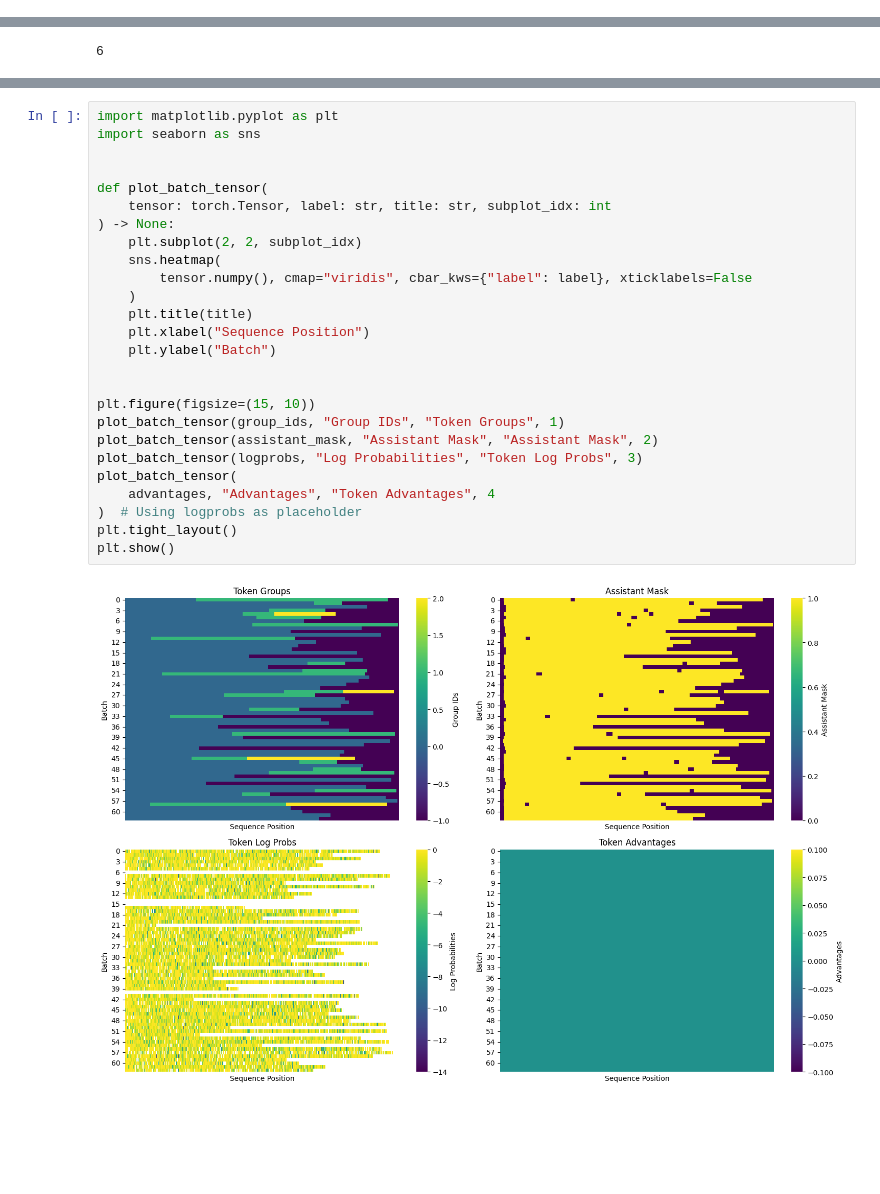
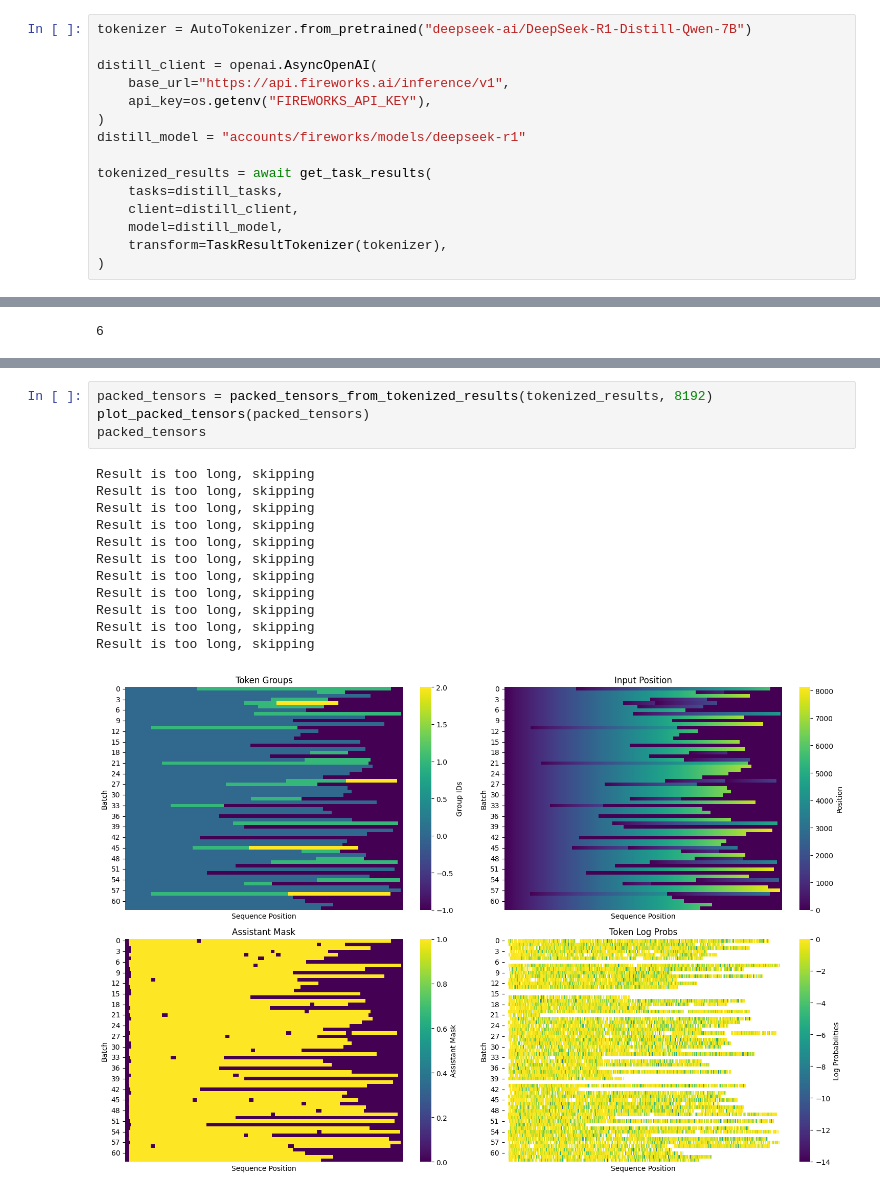
Before and after one commit to bradhilton/rl-experiments, a Jupyter notebook: experiments/002-train.ipynb, the cells around one changed output, grey strips where cells are left out. Drawn from its saved outputs; the diff is of its cells as text; blank space fills up the shorter version.

Commit message:
refactor: Move tokenization and tensor packing logic to library code

```diff
--- a/experiments/002-train.ipynb
+++ b/experiments/002-train.ipynb
@@ -282,0 +96,15 @@ Assistant tokens are not equal, skipping token logprobs
+# %%
+tokenizer = AutoTokenizer.from_pretrained("deepseek-ai/DeepSeek-R1-Distill-Qwen-7B")
+
+distill_client = openai.AsyncOpenAI(
+    base_url="https://api.fireworks.ai/inference/v1",
+    api_key=os.getenv("FIREWORKS_API_KEY"),
+)
+distill_model = "accounts/fireworks/models/deepseek-r1"
+
+tokenized_results = await get_task_results(
+    tasks=distill_tasks,
+    client=distill_client,
+    model=distill_model,
+    transform=TaskResultTokenizer(tokenizer),
+)
@@ -367,28 +126,17 @@ Result is too long, skipping
-# %%
-import matplotlib.pyplot as plt
-import seaborn as sns
-
-
-def plot_batch_tensor(
-    tensor: torch.Tensor, label: str, title: str, subplot_idx: int
-) -> None:
-    plt.subplot(2, 2, subplot_idx)
-    sns.heatmap(
-        tensor.numpy(), cmap="viridis", cbar_kws={"label": label}, xticklabels=False
-    )
-    plt.title(title)
-    plt.xlabel("Sequence Position")
-    plt.ylabel("Batch")
-
-
-plt.figure(figsize=(15, 10))
-plot_batch_tensor(group_ids, "Group IDs", "Token Groups", 1)
-plot_batch_tensor(assistant_mask, "Assistant Mask", "Assistant Mask", 2)
-plot_batch_tensor(logprobs, "Log Probabilities", "Token Log Probs", 3)
-plot_batch_tensor(
-    advantages, "Advantages", "Token Advantages", 4
-)  # Using logprobs as placeholder
-plt.tight_layout()
-plt.show()
-# %% [output]
-[figure, removed]
+# %%
+packed_tensors = packed_tensors_from_tokenized_results(tokenized_results, 8192)
+plot_packed_tensors(packed_tensors)
+packed_tensors
+# %% [output]
+Result is too long, skipping
+Result is too long, skipping
+Result is too long, skipping
+Result is too long, skipping
+Result is too long, skipping
+Result is too long, skipping
+Result is too long, skipping
+Result is too long, skipping
+Result is too long, skipping
+Result is too long, skipping
+Result is too long, skipping
+[figure, added]
```
Also changed, not shown: parts of 8 cells of this notebook, 5 other files.
